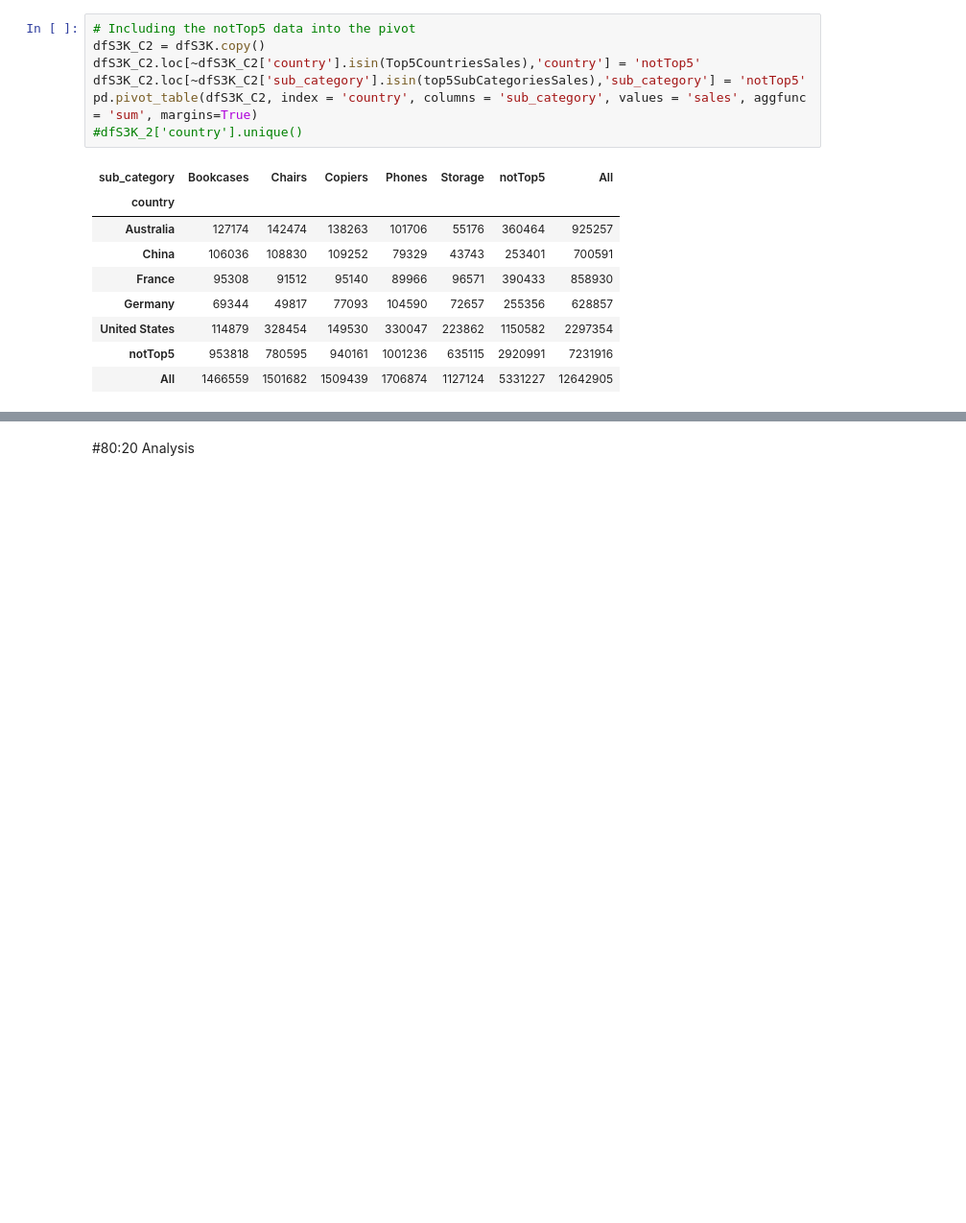
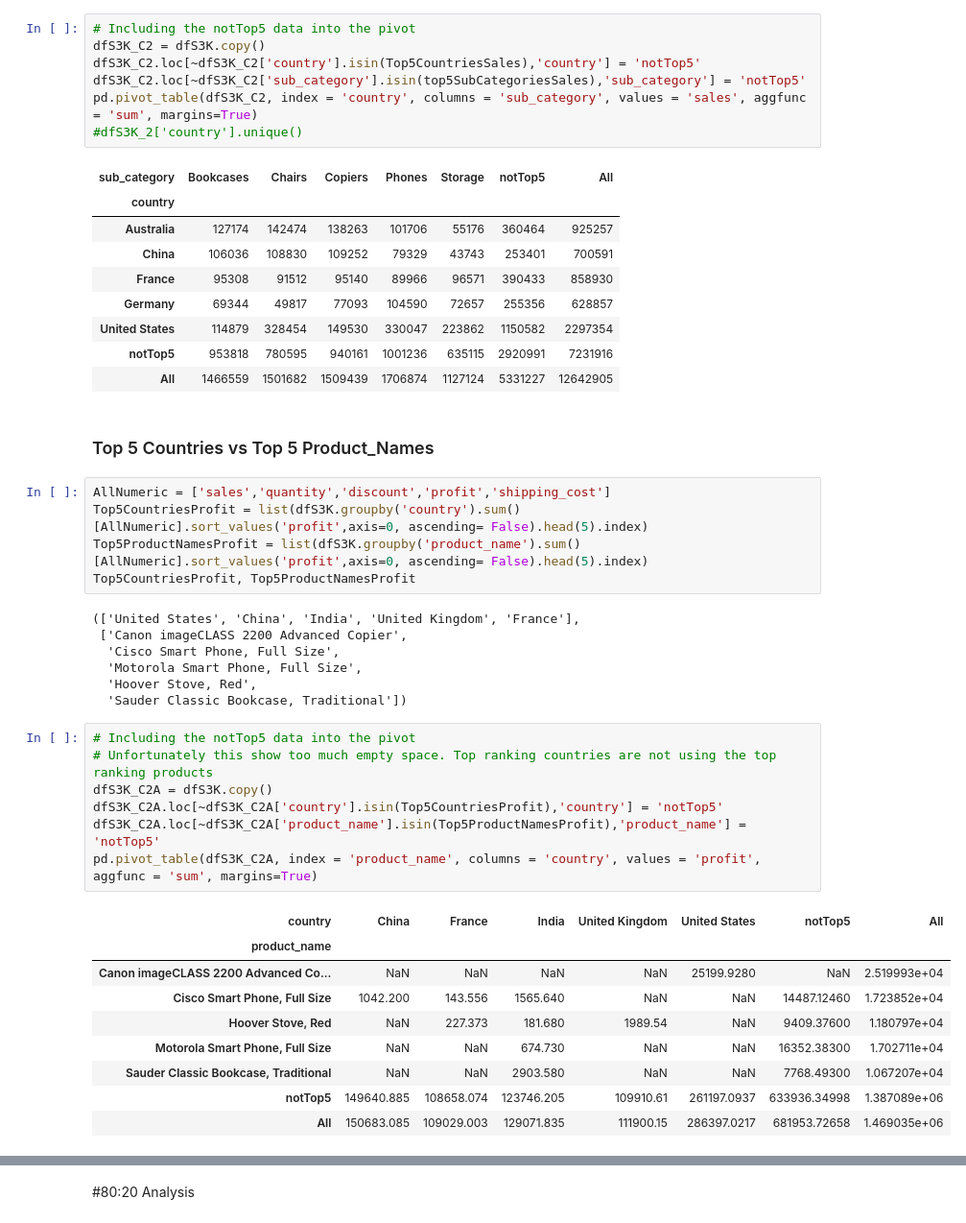
Before and after one commit to Praxis-QR/PythonForManagers, a Jupyter notebook: Superstore_Sales_Data_Analysis_2023.ipynb, the cells around one changed output, grey strips where cells are left out. Shown at 96% size. Saved outputs shown, nothing was run; the diff lists cells and outputs as text; blank space fills up the shorter version.

```diff
--- a/Superstore_Sales_Data_Analysis_2023.ipynb
+++ b/Superstore_Sales_Data_Analysis_2023.ipynb
@@ -360,3 +403,34 @@ pd.pivot_table(dfS3K_C2, index = 'country', columns = 'sub_category', values = '
 | United States | 114879 | 328454 | 149530 | 330047 | 223862 | 1150582 | 2297354 |
 | notTop5 | 953818 | 780595 | 940161 | 1001236 | 635115 | 2920991 | 7231916 |
 | All | 1466559 | 1501682 | 1509439 | 1706874 | 1127124 | 5331227 | 12642905 |
+# %% [markdown]
+### Top 5 Countries vs Top 5 Product_Names
+# %%
+AllNumeric = ['sales','quantity','discount','profit','shipping_cost']
+Top5CountriesProfit = list(dfS3K.groupby('country').sum()[AllNumeric].sort_values('profit',axis=0, ascending= False).head(5).index)
+Top5ProductNamesProfit = list(dfS3K.groupby('product_name').sum()[AllNumeric].sort_values('profit',axis=0, ascending= False).head(5).index)
+Top5CountriesProfit, Top5ProductNamesProfit
+# %% [output]
+(['United States', 'China', 'India', 'United Kingdom', 'France'],
+ ['Canon imageCLASS 2200 Advanced Copier',
+  'Cisco Smart Phone, Full Size',
+  'Motorola Smart Phone, Full Size',
+  'Hoover Stove, Red',
+  'Sauder Classic Bookcase, Traditional'])
+# %%
+# Including the notTop5 data into the pivot
+# Unfortunately this show too much empty space. Top ranking countries are not using the top ranking products
+dfS3K_C2A = dfS3K.copy()
+dfS3K_C2A.loc[~dfS3K_C2A['country'].isin(Top5CountriesProfit),'country'] = 'notTop5'
+dfS3K_C2A.loc[~dfS3K_C2A['product_name'].isin(Top5ProductNamesProfit),'product_name'] = 'notTop5'
+pd.pivot_table(dfS3K_C2A, index = 'product_name', columns = 'country', values = 'profit', aggfunc = 'sum', margins=True)
+# %% [output]
+| country | China | France | India | United Kingdom | United States | notTop5 | All |
+| product_name |  |  |  |  |  |  |  |
+| Canon imageCLASS 2200 Advanced Co... | NaN | NaN | NaN | NaN | 25199.9280 | NaN | 2.519993e+04 |
+| Cisco Smart Phone, Full Size | 1042.200 | 143.556 | 1565.640 | NaN | NaN | 14487.12460 | 1.723852e+04 |
+| Hoover Stove, Red | NaN | 227.373 | 181.680 | 1989.54 | NaN | 9409.37600 | 1.180797e+04 |
+| Motorola Smart Phone, Full Size | NaN | NaN | 674.730 | NaN | NaN | 16352.38300 | 1.702711e+04 |
+| Sauder Classic Bookcase, Traditional | NaN | NaN | 2903.580 | NaN | NaN | 7768.49300 | 1.067207e+04 |
+| notTop5 | 149640.885 | 108658.074 | 123746.205 | 109910.61 | 261197.0937 | 633936.34998 | 1.387089e+06 |
+| All | 150683.085 | 109029.003 | 129071.835 | 111900.15 | 286397.0217 | 681953.72658 | 1.469035e+06 |
```
Also changed, not shown: parts of 9 cells of this notebook.
